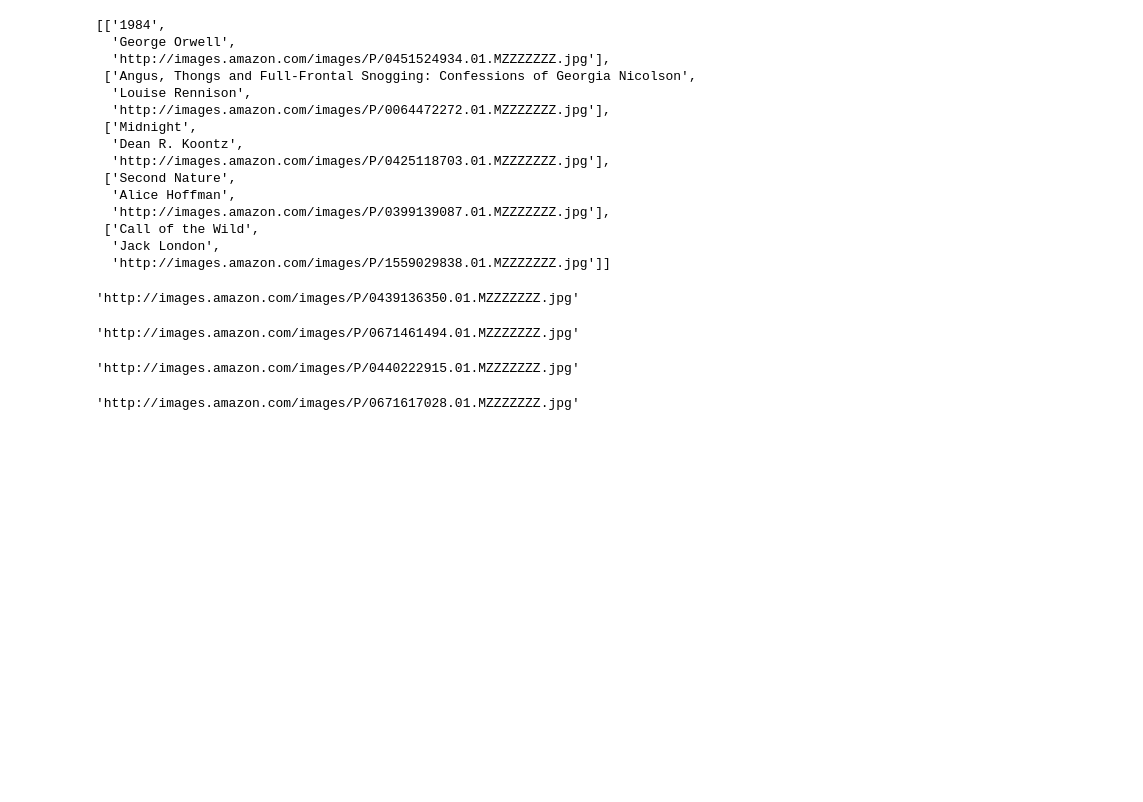
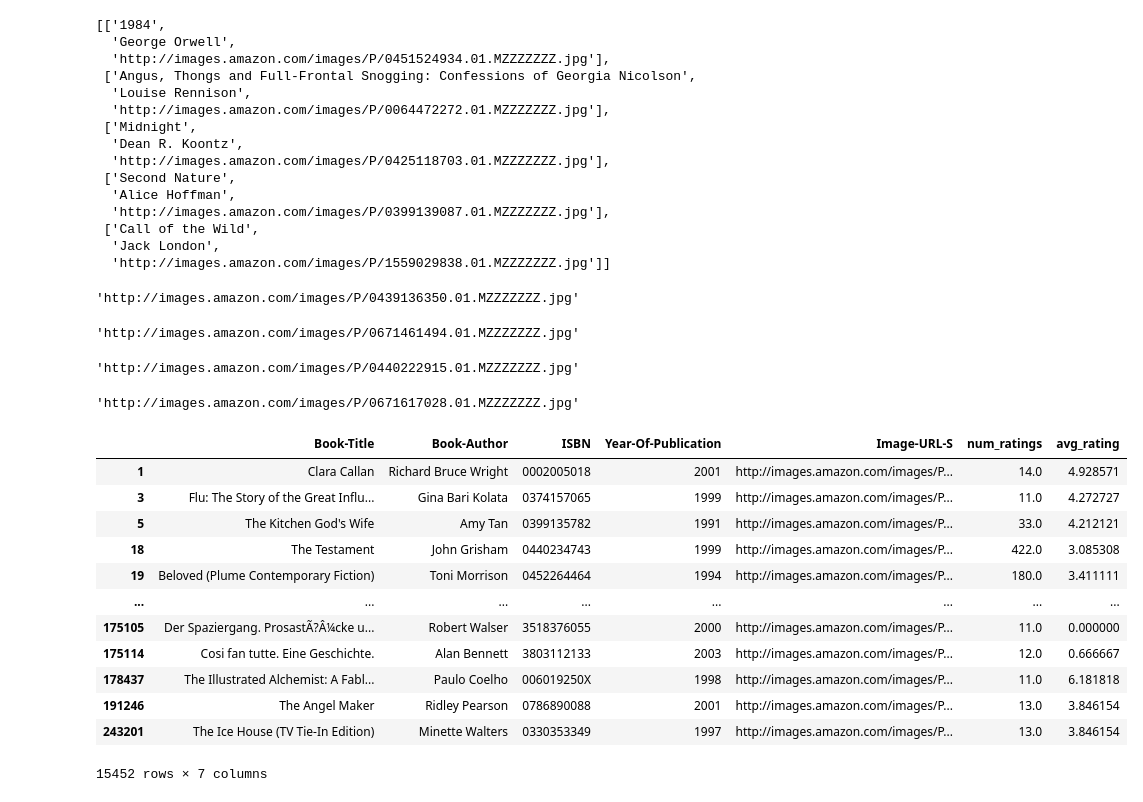
Before and after one commit to NandiniNichite/book-recommender-system, a Jupyter notebook: notebook/book-recommender-system.ipynb, the cells around one changed output. Cells and saved outputs as stored; diff of their text form; code cells hidden in the pictures; blank space fills up the shorter version.

```diff
--- a/notebook/book-recommender-system.ipynb
+++ b/notebook/book-recommender-system.ipynb
@@ -331,0 +342,20 @@ popular_df['Image-URL-M'][157]
+# %%
+filtered_books = books_with_ratings[books_with_ratings['num_ratings'] > 10]
+# %%
+final_books_df = filtered_books[['Book-Title', 'Book-Author', 'ISBN', 'Year-Of-Publication', 'Image-URL-S', 'num_ratings', 'avg_rating']]
+# %%
+final_books_df
+# %% [output]
+|  | Book-Title | Book-Author | ISBN | Year-Of-Publication | Image-URL-S | num_ratings | avg_rating |
+| 1 | Clara Callan | Richard Bruce Wright | 0002005018 | 2001 | http://images.amazon.com/images/P... | 14.0 | 4.928571 |
+| 3 | Flu: The Story of the Great Influ... | Gina Bari Kolata | 0374157065 | 1999 | http://images.amazon.com/images/P... | 11.0 | 4.272727 |
+| 5 | The Kitchen God's Wife | Amy Tan | 0399135782 | 1991 | http://images.amazon.com/images/P... | 33.0 | 4.212121 |
+| 18 | The Testament | John Grisham | 0440234743 | 1999 | http://images.amazon.com/images/P... | 422.0 | 3.085308 |
+| 19 | Beloved (Plume Contemporary Fiction) | Toni Morrison | 0452264464 | 1994 | http://images.amazon.com/images/P... | 180.0 | 3.411111 |
+| ... | ... | ... | ... | ... | ... | ... | ... |
+| 175105 | Der Spaziergang. ProsastÃ?Â¼cke u... | Robert Walser | 3518376055 | 2000 | http://images.amazon.com/images/P... | 11.0 | 0.000000 |
+| 175114 | Cosi fan tutte. Eine Geschichte. | Alan Bennett | 3803112133 | 2003 | http://images.amazon.com/images/P... | 12.0 | 0.666667 |
+| 178437 | The Illustrated Alchemist: A Fabl... | Paulo Coelho | 006019250X | 1998 | http://images.amazon.com/images/P... | 11.0 | 6.181818 |
+| 191246 | The Angel Maker | Ridley Pearson | 0786890088 | 2001 | http://images.amazon.com/images/P... | 13.0 | 3.846154 |
+| 243201 | The Ice House (TV Tie-In Edition) | Minette Walters | 0330353349 | 1997 | http://images.amazon.com/images/P... | 13.0 | 3.846154 |
+15452 rows × 7 columns
```
Also changed, not shown: parts of 11 cells of this notebook.
